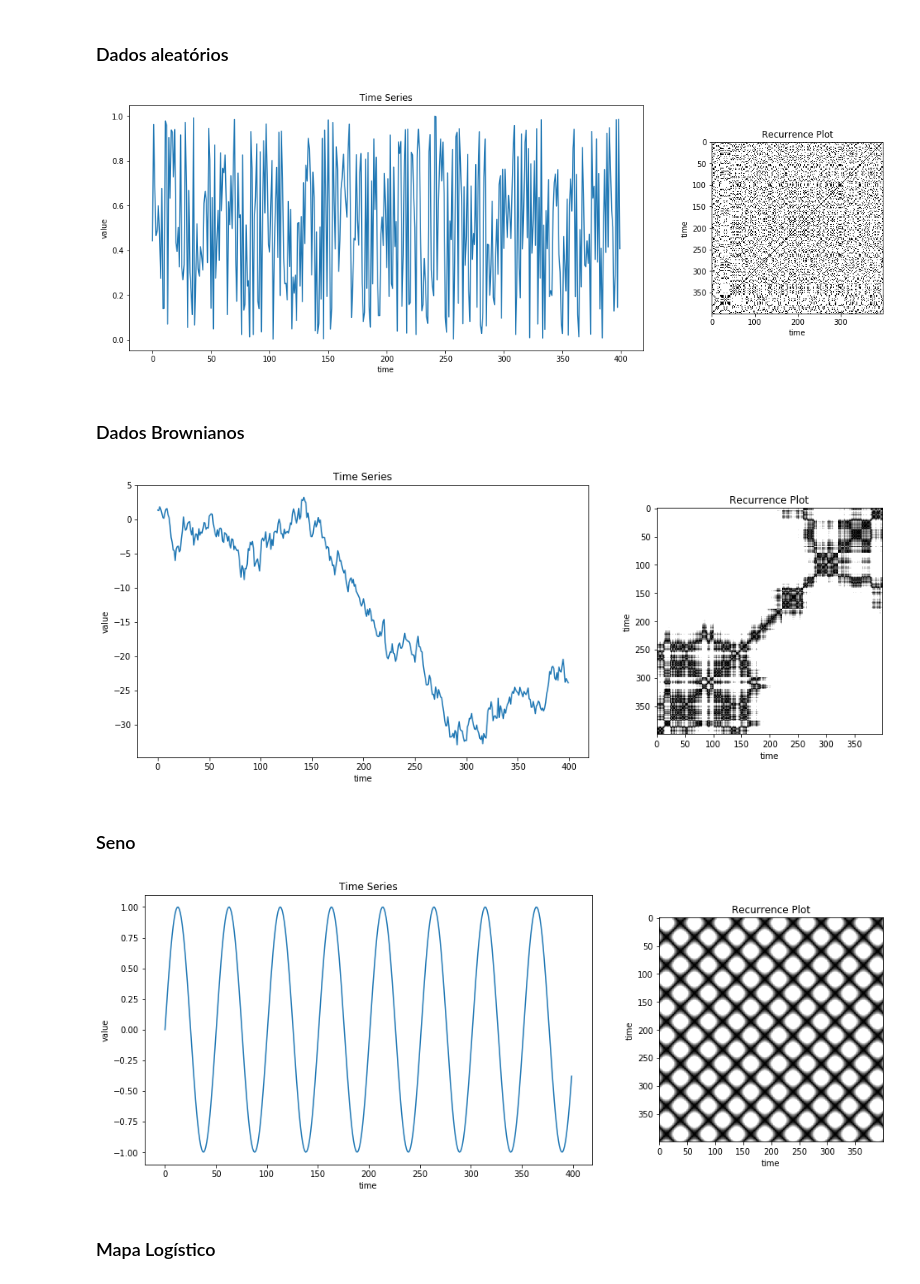
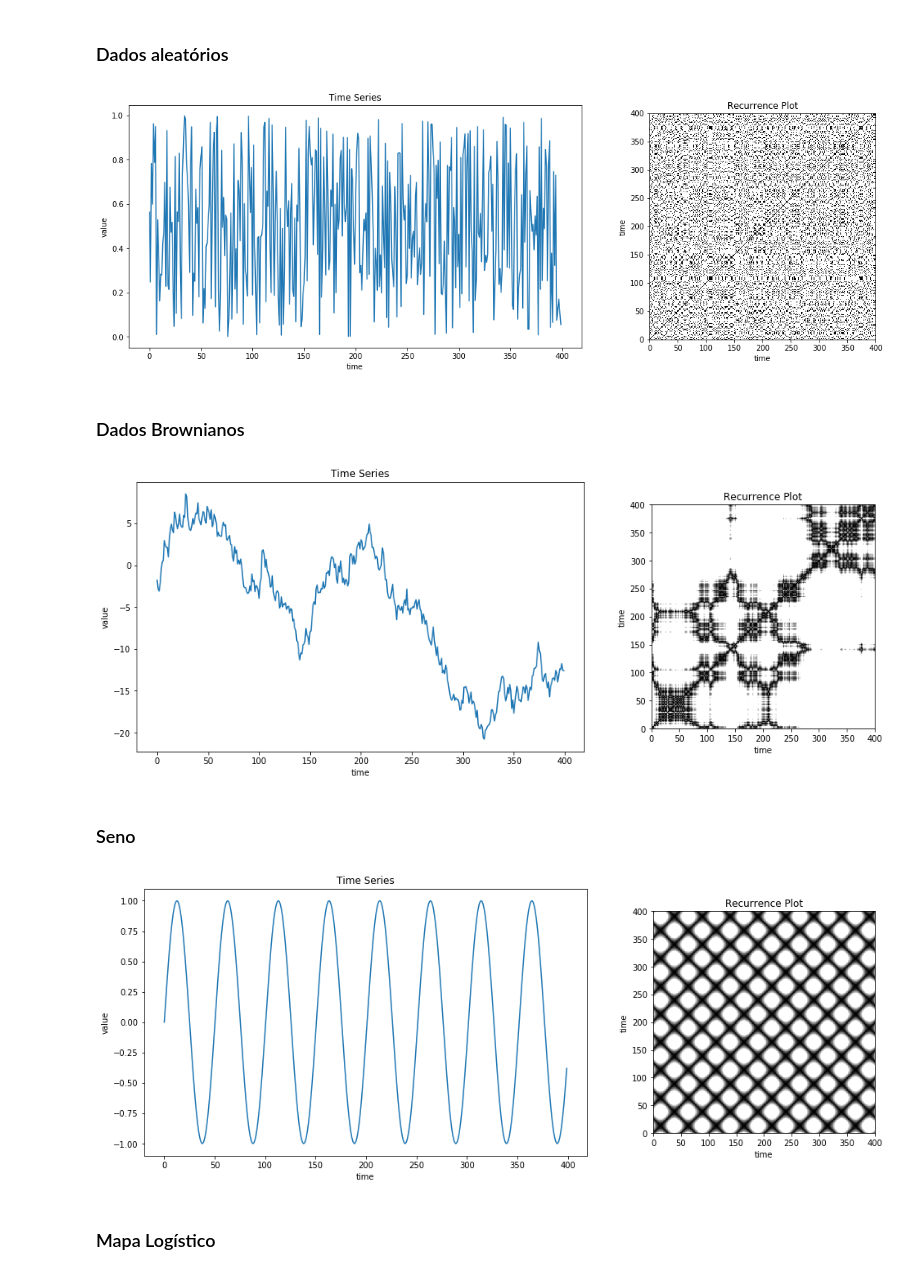
Before and after one commit to rodneyrick/unifesp-nonlinear_time_series_analysis, a Jupyter notebook: recurrence_plot/Recurrence_Plot.ipynb, the cells around one changed output. Cells and saved outputs as stored; diff of their text form; code cells hidden in the pictures.

```diff
--- a/recurrence_plot/Recurrence_Plot.ipynb
+++ b/recurrence_plot/Recurrence_Plot.ipynb
@@ -40,6 +38,6 @@ def rec_plot(arr_dimension_1, eps=None, steps=None):
     return arr_select[::-1,:]
 # %%
-def recurrence_plot_char(arr, f=rec_plot, eps=None, steps=None, figsize=(16, 6)):
+def recurrence_plot_char_1d(arr, f=rec_plot, eps=None, steps=None, figsize=(16, 6)):
     fig = plt.figure(figsize=figsize)
     #gs = gridspec.GridSpec(1, 2, width_ratios=[1, 2], height_ratios=[4, 1])
     gs = gridspec.GridSpec(1, 2, width_ratios=[2, 1])
@@ -51,7 +49,7 @@ def recurrence_plot_char(arr, f=rec_plot, eps=None, steps=None, figsize=(16, 6))
     ax1.set_xlabel('time')
     ax1.set_ylabel('value')
 
-    ax2.imshow(f(arr, eps=eps, steps=steps), cmap='gray')
+    ax2.imshow(f(arr, eps=eps, steps=steps), cmap='gray', extent=[0, arr.shape[0], 0, arr.shape[0]])
     ax2.set_title('Recurrence Plot')
     ax2.set_xlabel('time')
     ax2.set_ylabel('time')
@@ -61,23 +87,23 @@ def recurrence_plot_char(arr, f=rec_plot, eps=None, steps=None, figsize=(16, 6))
 ### Dados aleatórios
 # %%
 uniform = np.random.random(400)
-recurrence_plot_char(uniform, eps=0.1, steps=1, figsize=(18, 6))
+recurrence_plot_char_1d(uniform, eps=0.1, steps=1, figsize=(18, 6))
 # %% [output]
-[figure, old version]
+[figure, new version]
 # %% [markdown]
 ### Dados Brownianos
 # %%
 brownian = np.cumsum(np.random.normal(0,1,400))
-recurrence_plot_char(brownian, eps=0.2, steps=20, figsize=(16, 6))
+recurrence_plot_char_1d(brownian, eps=0.2, steps=20, figsize=(16, 6))
 # %% [output]
-[figure, old version]
+[figure, new version]
 # %% [markdown]
 ### Seno
 # %%
 sin = np.sin(np.arange(0,50,0.125))
-recurrence_plot_char(sin, eps=0.01, steps=100, figsize=(16, 6))
+recurrence_plot_char_1d(sin, eps=0.01, steps=100, figsize=(16, 6))
 # %% [output]
-[figure, old version]
+[figure, new version]
 # %% [markdown]
 ### Mapa Logístico
 # %%
```
Also changed, not shown: parts of 9 cells of this notebook.
